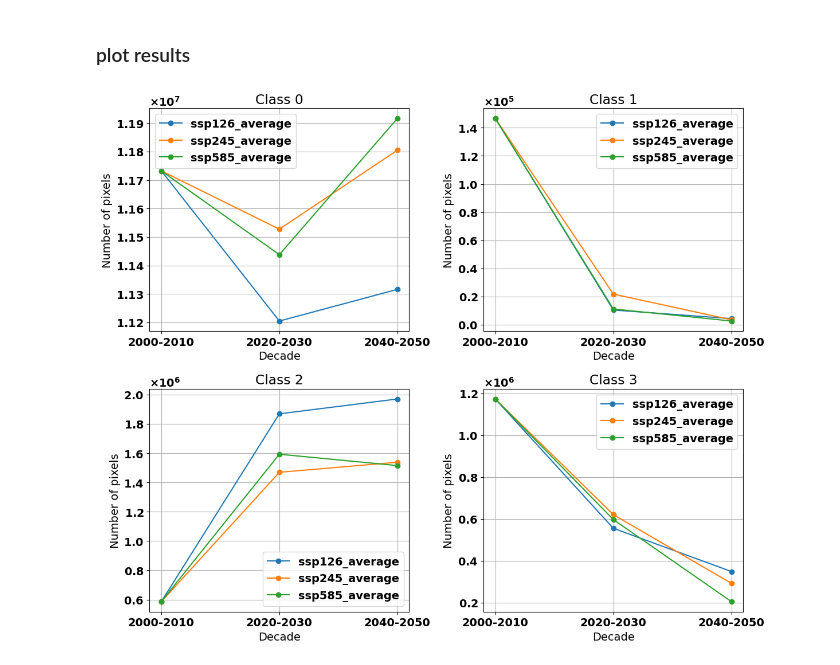
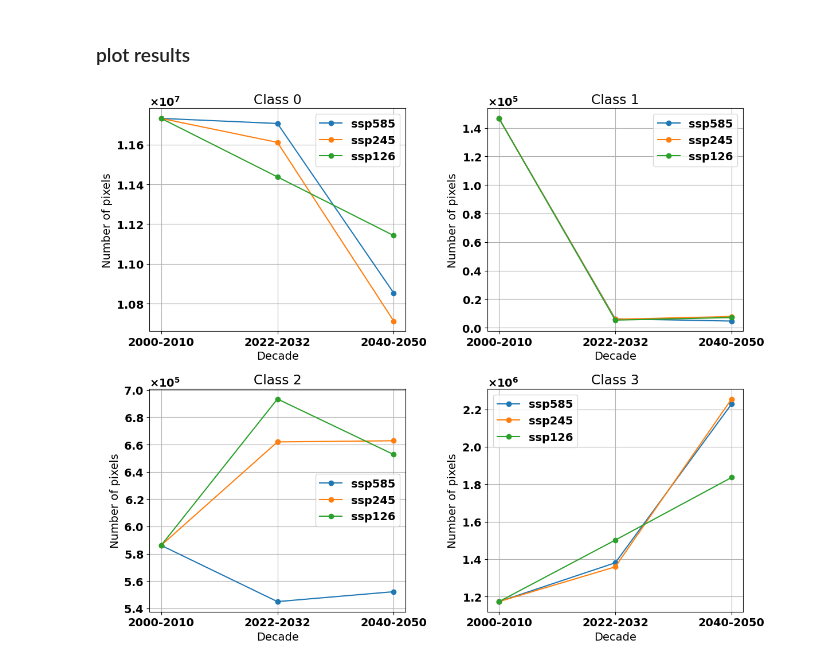
Before and after one commit to makboard/ArableLandSuitability, a Jupyter notebook: data_processing/plot_predicted_croplands.ipynb, the cells around one changed output. Drawn from its saved outputs; the diff is of its cells as text; code cells hidden in the pictures.

```diff
--- a/data_processing/plot_predicted_croplands.ipynb
+++ b/data_processing/plot_predicted_croplands.ipynb
@@ -27,7 +27,7 @@ initial_distribution_df = initial_distribution_df[['class0', 'class1', 'class2',
 ### Get predictions made by lstm model for 2030 and 2050 years
 # %%
 # Define the directory where the .npy files are located
-directories = {"2020_2030": os.path.join("..", "results", "2020_2030"),
+directories = {"2022_2032": os.path.join("..", "results", "2022_2032"),
                "2040_2050": os.path.join("..", "results", "2040_2050"),
 }
 
@@ -40,7 +40,7 @@ for key, item in directories.items():
 
     # Loop over the files in the directory
     for file in os.listdir(directories[key]):
-        if file.endswith('.npy') and "average" in file and 'lstm' in file:
+        if file.endswith('.npy') and "AVG" in file and 'metamodel' in file:
 
             # Load the .npy file as a numpy array
             array = np.load(os.path.join(directories[key], file), allow_pickle=True)
@@ -71,31 +71,33 @@ for key, item in directories.items():
 # %%
 # Set up the plot
 fig, axs = plt.subplots(nrows=2, ncols=2, figsize=(12, 10))
 axs = axs.ravel()
+plt.subplots_adjust(hspace=0.5)
 
 # Loop over each class and plot the curves
 for i, class_name in enumerate(initial_distribution_df.columns):
     # Get the data for this class
     init_data = initial_distribution_df.loc['initial_distribution', class_name]
-    data_2020_2030 = results_dfs['2020_2030'].loc[:, class_name].values
+    data_2020_2030 = results_dfs['2022_2032'].loc[:, class_name].values
     data_2040_2050 = results_dfs['2040_2050'].loc[:, class_name].values
 
     # Plot the curves
     for j in range(3):
-        axs[i].plot([0, 1, 2], [init_data, data_2020_2030[j], data_2040_2050[j]], marker='o', label=results_dfs['2020_2030'].index[j])
+        axs[i].plot([0, 1, 2], [init_data, data_2020_2030[j], data_2040_2050[j]], marker='o', label=results_dfs['2022_2032'].index[j][:-4])
     axs[i].set_title(f'Class {i}')
     axs[i].set_xlabel('Decade')
     axs[i].set_ylabel('Number of pixels')
     axs[i].set_xticks([0, 1, 2])
-    axs[i].set_xticklabels(['2000-2010', '2020-2030', '2040-2050'])
+    axs[i].set_xticklabels(['2000-2010', '2022-2032', '2040-2050'])
     axs[i].legend()
     axs[i].grid()
 
     # Force y-axis to use scientific notation
     axs[i].yaxis.set_major_formatter(ScalarFormatter(useMathText=True))
     axs[i].ticklabel_format(axis='y', style='sci', scilimits=(0, 0))
 
+plt.savefig(os.path.join("..", "results", f'metamodel_class_distribution.pdf'), dpi=300, format='pdf')
 plt.tight_layout()
 plt.show()
 # %% [output]
-[figure, old version]
+[figure, new version]
```
Also changed, not shown: 2 other files.
